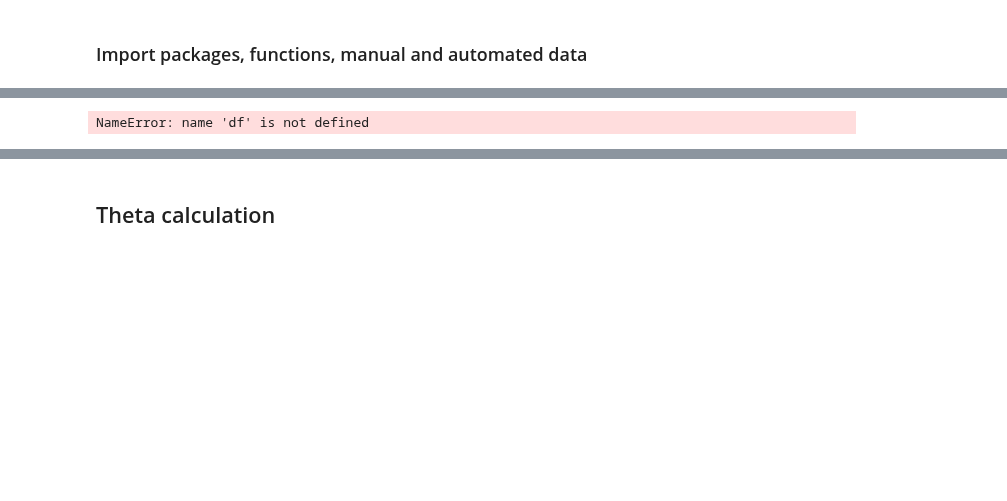
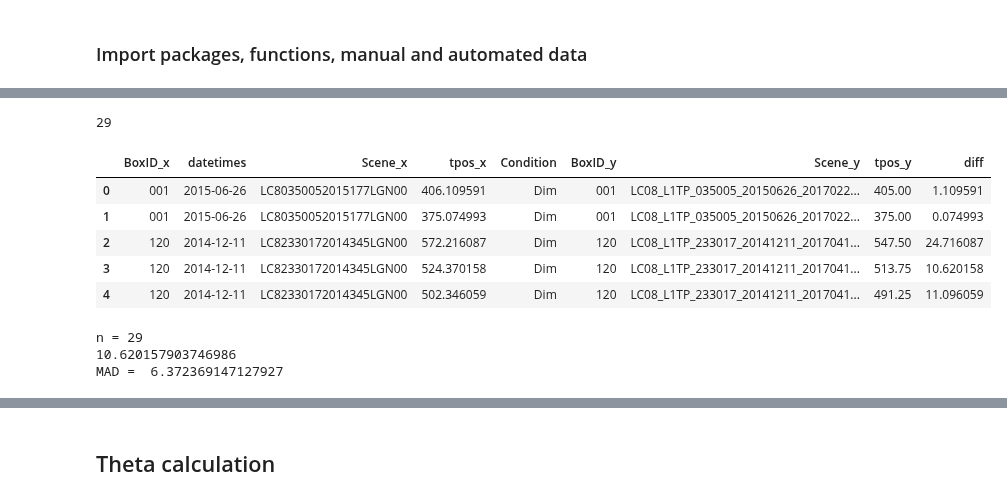
Before and after one commit to jukesliu/automated-glacier-terminus, a Jupyter notebook: Manual_auto_error.ipynb, the cells around one changed output, grey strips where cells are left out. Cells and saved outputs as stored; diff of their text form; code cells hidden in the pictures; blank space fills up the shorter version.

```diff
--- a/Manual_auto_error.ipynb
+++ b/Manual_auto_error.ipynb
@@ -93,8 +125,8 @@ for BoxID in BoxIDs:
     auto75 = auto75[['BoxID','datetimes', 'Scene', 'tpos']].copy()
     autodfs = [auto50, auto25, auto75]
 
-#     manual = merge2[merge2.BoxID == BoxID].copy() # USE MERGE 2 IF SUBCATEGORIES
-    manual = merge1[merge1.BoxID == BoxID].copy() # USE MERGE 1 FOR FULL SET
+    manual = merge2[merge2.BoxID == BoxID].copy() # USE MERGE 2 FOR X-VALIDATION
+#     manual = merge1[merge1.BoxID == BoxID].copy() # USE MERGE 1 FOR FULL SET
     manual50 = manual[['BoxID','datetimes', 'Scene', 'tpos50', 'Condition']].copy().rename(columns={"tpos50": "tpos"})
     manual25 = manual[['BoxID','datetimes', 'Scene', 'tpos25', 'Condition']].copy().rename(columns={"tpos25": "tpos"})
     manual75 = manual[['BoxID','datetimes', 'Scene', 'tpos75', 'Condition']].copy().rename(columns={"tpos75": "tpos"})
@@ -135,10 +157,11 @@ for BoxID in BoxIDs:
 # %%
-# #test
-# dimbright_df = compare_cdf[compare_cdf['Condition'] == 'Dim']
-# seaice_df = pd.concat([compare_cdf[compare_cdf['Condition'] == 'Sea ice '], compare_cdf[compare_cdf['Condition'] == 'Sea ice']])
-# clear_df = compare_cdf[compare_cdf['Condition'] == 'Clear']
-# thinclouds_df = compare_cdf[compare_cdf['Condition'] == 'Thin clouds']
-# good_df = pd.concat([dimbright_df, clear_df, thinclouds_df])
+#test
+dimbright_df = compare_cdf[compare_cdf['Condition'] == 'Dim']
+seaice_df = pd.concat([compare_cdf[compare_cdf['Condition'] == 'Sea ice '], compare_cdf[compare_cdf['Condition'] == 'Sea ice']])
+clear_df = compare_cdf[compare_cdf['Condition'] == 'Clear']
+thinclouds_df = compare_cdf[compare_cdf['Condition'] == 'Thin clouds']
+shadow_df = pd.concat([compare_cdf[compare_cdf['Condition'] == 'Shadow'], compare_cdf[compare_cdf['Condition'] == 'Shadow, sea ice']])
+good_df = pd.concat([dimbright_df, clear_df, thinclouds_df])
 # %%
 # #all
 # DB = pd.concat([compare_cdf[compare_cdf['Condition'] == 'Dim'], compare_cdf[compare_cdf['Condition'] == 'Dim, sea ice ']])
@@ -147,24 +170,35 @@ for BoxID in BoxIDs:
 # TC = pd.concat([compare_cdf[compare_cdf['Condition'] == 'Thin clouds'], compare_cdf[compare_cdf['Condition'] == 'Thin clouds '], compare_cdf[compare_cdf['Condition'] == 'Thin clouds, sea ice']])
 # SH = pd.concat([compare_cdf[compare_cdf['Condition'] == 'Shadow'], compare_cdf[compare_cdf['Condition'] == 'Shadow, clear'], compare_cdf[compare_cdf['Condition'] == 'Shadow, sea ice'], compare_cdf[compare_cdf['Condition'] == 'Shadow, sea ice ']])
 # %%
-# df = TC
-# df = df.reset_index(drop=True)
-# df
+df = good_df
+df = df.reset_index(drop=True)
+print(len(df))
+df.head()
+# %% [output]
+29
+|  | BoxID_x | datetimes | Scene_x | tpos_x | Condition | BoxID_y | Scene_y | tpos_y | diff |
+| 0 | 001 | 2015-06-26 | LC80350052015177LGN00 | 406.109591 | Dim | 001 | LC08_L1TP_035005_20150626_2017022... | 405.00 | 1.109591 |
+| 1 | 001 | 2015-06-26 | LC80350052015177LGN00 | 375.074993 | Dim | 001 | LC08_L1TP_035005_20150626_2017022... | 375.00 | 0.074993 |
+| 2 | 120 | 2014-12-11 | LC82330172014345LGN00 | 572.216087 | Dim | 120 | LC08_L1TP_233017_20141211_2017041... | 547.50 | 24.716087 |
+| 3 | 120 | 2014-12-11 | LC82330172014345LGN00 | 524.370158 | Dim | 120 | LC08_L1TP_233017_20141211_2017041... | 513.75 | 10.620158 |
+| 4 | 120 | 2014-12-11 | LC82330172014345LGN00 | 502.346059 | Dim | 120 | LC08_L1TP_233017_20141211_2017041... | 491.25 | 11.096059 |
 # %%
 # # drop repeated rows
 # df = df.drop([16])
 # df
 # %%
-# misfit = np.array(df['diff'])
+misfit = np.array(df['diff'])
 # # misfit = [1080.0, 390.0, 45.0, 105.0]
-# print(len(misfit))
-# # print(misfit)
-# # print(np.average(misfit))
-# print(np.median(misfit))
-# # print(np.std(misfit))
-# print("MAD = ", np.median(abs(misfit-np.median(misfit))))
-# # print(np.std(misfit)/np.average(misfit))
+print("n =",len(misfit))
+# print(misfit)
+# print(np.average(misfit))
+print(np.nanmedian(misfit))
+# print(np.std(misfit))
+print("MAD = ", np.nanmedian(abs(misfit-np.nanmedian(misfit))))
+# print(np.std(misfit)/np.average(misfit))
 # %% [output]
-NameError: name 'df' is not defined
+n = 29
+10.620157903746986
+MAD =  6.372369147127927
 # %%
 # misfit-np.median(misfit)
```
Also changed, not shown: parts of 5 cells of this notebook, 4 other files.
